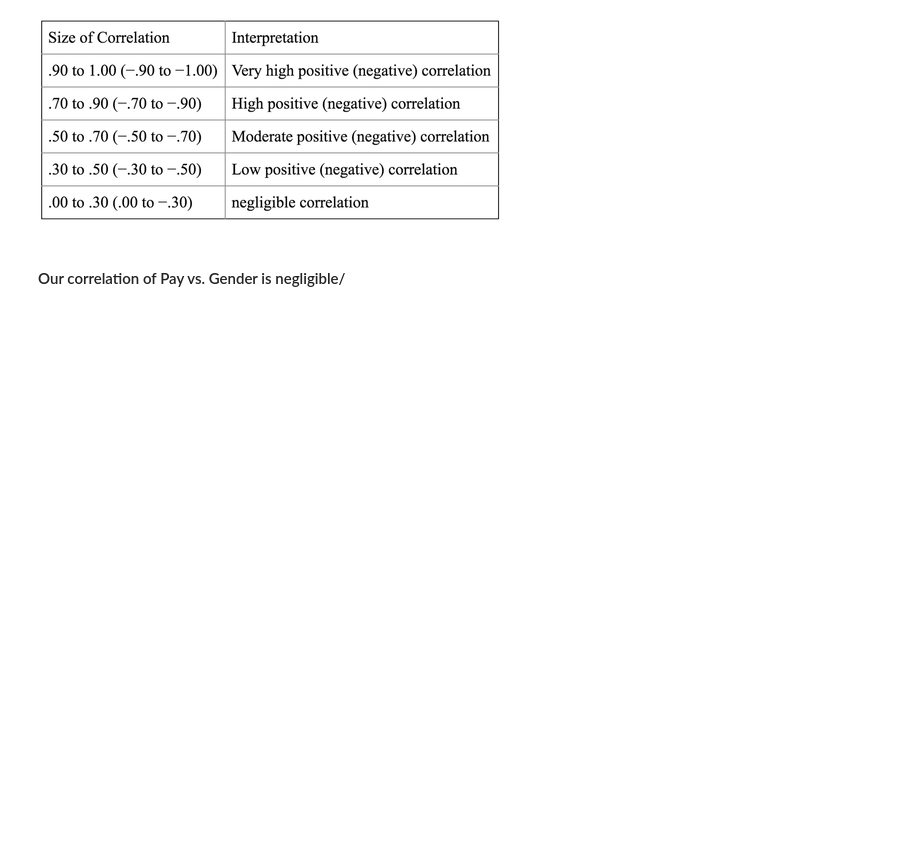
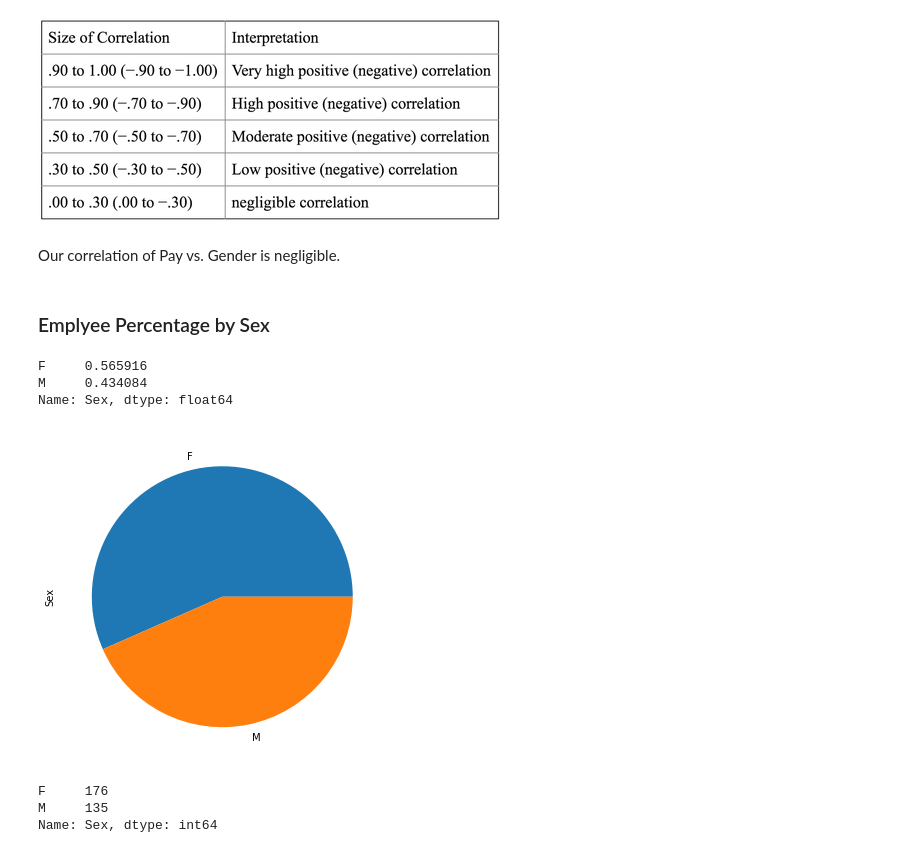
Before and after one commit to TheEolian/HR_Analysis, a Jupyter notebook: HR-Analysis.ipynb, the cells around one changed output. Drawn from its saved outputs; the diff is of its cells as text; code cells hidden in the pictures; blank space fills up the shorter version.

```diff
--- a/HR-Analysis.ipynb
+++ b/HR-Analysis.ipynb
@@ -56,4 +58,20 @@ correlation
 # %% [markdown]
 ![image.png](attachment:1c9ca237-61a3-488f-aaeb-0c27b7393277.png)![image.png](attachment:b95279ad-a157-4844-a2aa-7734ce71ebd6.png)
 # %% [markdown]
-#### Our correlation of Pay vs. Gender is negligible/
+Our correlation of Pay vs. Gender is negligible.
+# %% [markdown]
+### Emplyee Percentage by Sex
+# %%
+df['Sex'].value_counts().plot(kind='pie', figsize=(6,6))
+df['Sex'].value_counts(normalize=True)
+# %% [output]
+F     0.565916
+M     0.434084
+Name: Sex, dtype: float64
+[figure, added]
+# %%
+df['Sex'].value_counts()
+# %% [output]
+F     176
+M     135
+Name: Sex, dtype: int64
```
Also changed, not shown: parts of 5 cells of this notebook.
